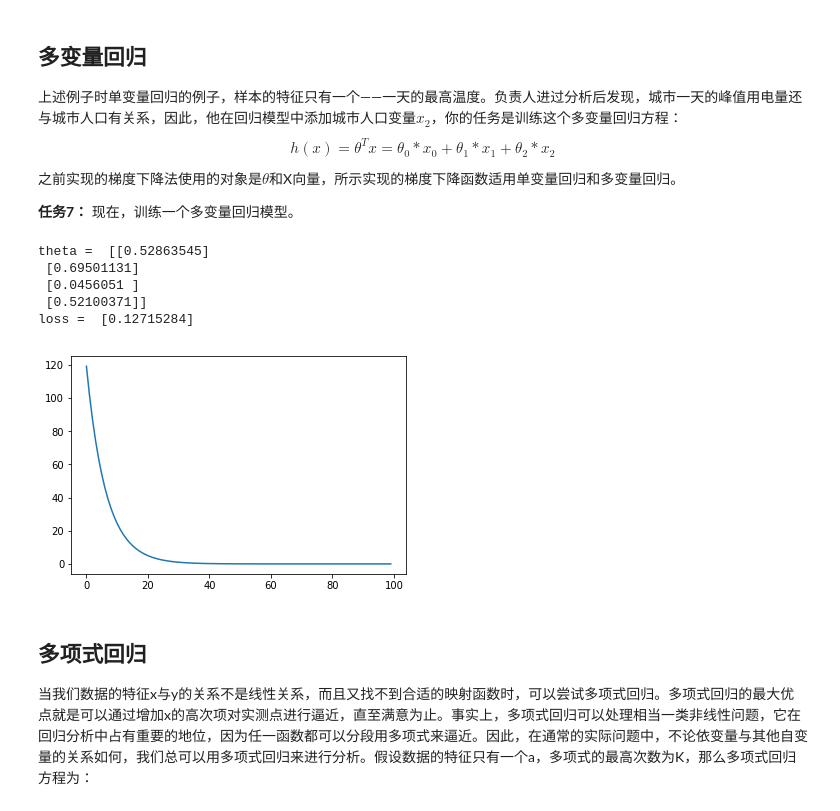
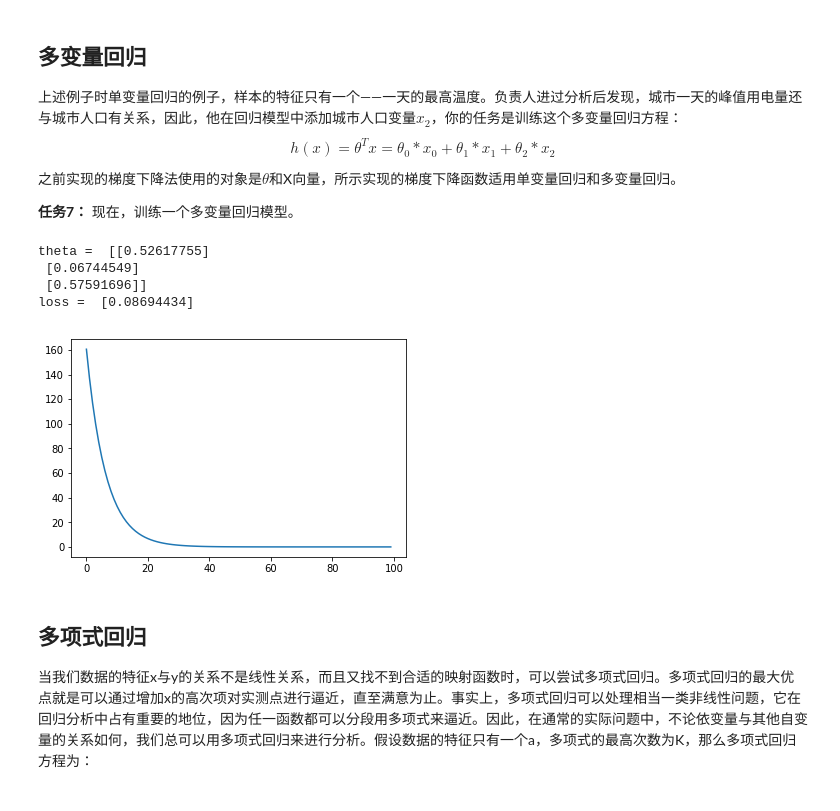
Before and after one commit to SoulOH/csu-ml-assignment, a Jupyter notebook: ex1/Regression.ipynb, the cells around one changed output. Cells and saved outputs as stored; diff of their text form; code cells hidden in the pictures.

```diff
--- a/ex1/Regression.ipynb
+++ b/ex1/Regression.ipynb
@@ -350,31 +350,30 @@ $$
 # %%
 # data 数据第二列为人口信息
 X_data = data[:,0:2].reshape(100, 2)
 y_data = data[:,2].reshape(100, 1)
 
 ### START CODE HERE ###
 # 训练多变量回归模型
 
-theta_zero = np.ones(X_data.shape)
+theta_zero = np.ones((100, 1))
 X_train = np.hstack((theta_zero, X_data))
 y_train = y_data
-theta_init = init_theta((4, 1))
+theta_init = init_theta((3, 1))
 
 loss_history, _, theta = gradient_descent(X_train, y_train, theta_init, learning_rate=0.0001)
 
 ### END CODE HERE ###
 
 print("theta = ", theta)
 
 plt.plot(loss_history)
 print("loss = ", loss_history[-1])
 # %% [output]
-theta =  [[0.52863545]
- [0.69501131]
- [0.0456051 ]
- [0.52100371]]
-loss =  [0.12715284]
+theta =  [[0.52617755]
+ [0.06744549]
+ [0.57591696]]
+loss =  [0.08694434]
-[figure, old version]
+[figure, new version]
 # %% [markdown]
 ## 多项式回归
 
```
Also changed, not shown: 1 other file.
